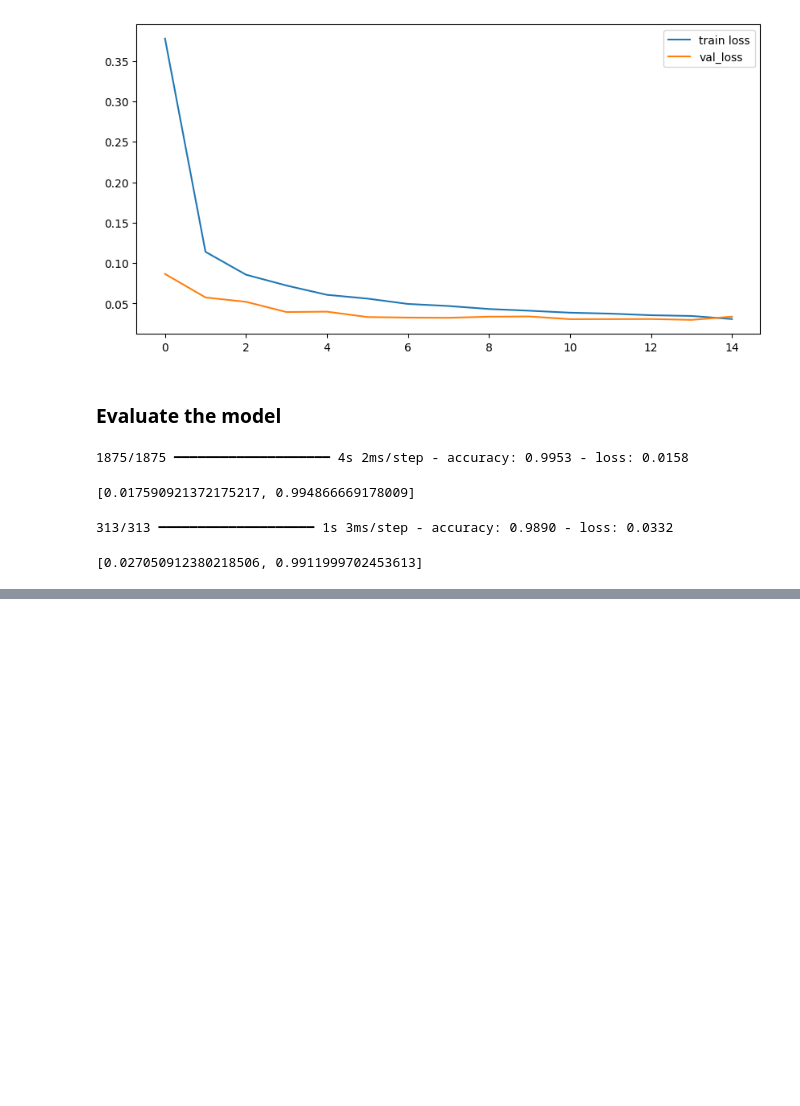
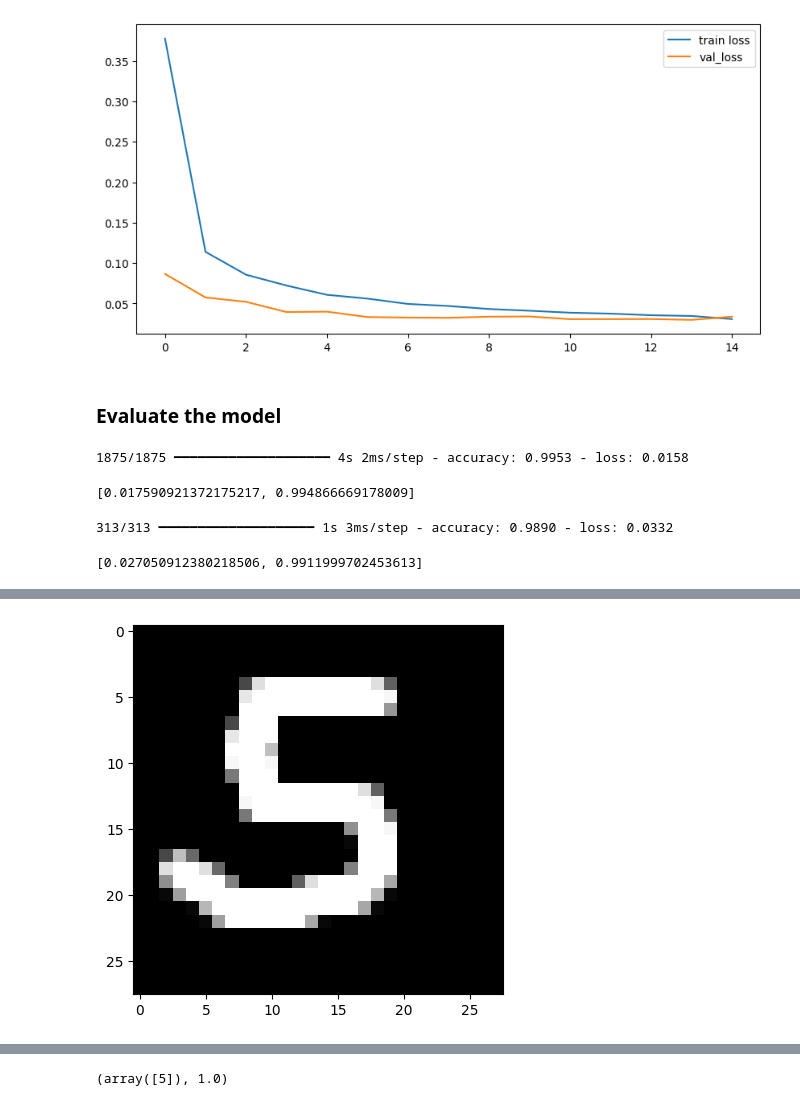
Before and after one commit to utkarshg1/Test1, a Jupyter notebook: CNN.ipynb, the cells around one changed output, grey strips where cells are left out. Saved outputs shown, nothing was run; the diff lists cells and outputs as text; code cells hidden in the pictures; blank space fills up the shorter version.

```diff
--- a/CNN.ipynb
+++ b/CNN.ipynb
@@ -296,0 +412,4 @@ model.evaluate(xtest_pre, ytest_pre)
+# %%
+predict_label("/content/Img_5.png")
+# %% [output]
+[figure, added]
@@ -296,0 +417 @@ model.evaluate(xtest_pre, ytest_pre)
+(array([5]), 1.0)
```
Also changed, not shown: parts of 22 cells of this notebook.
